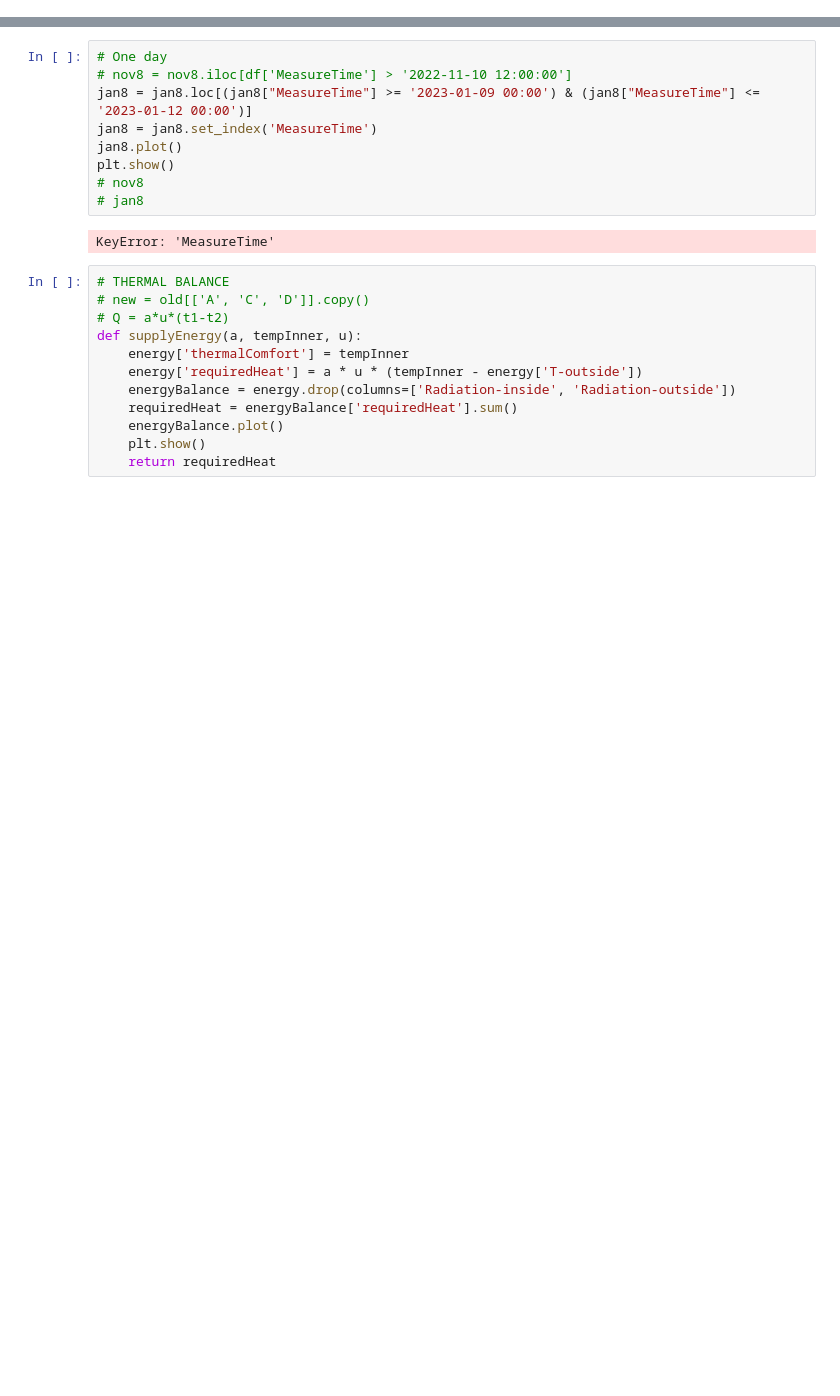
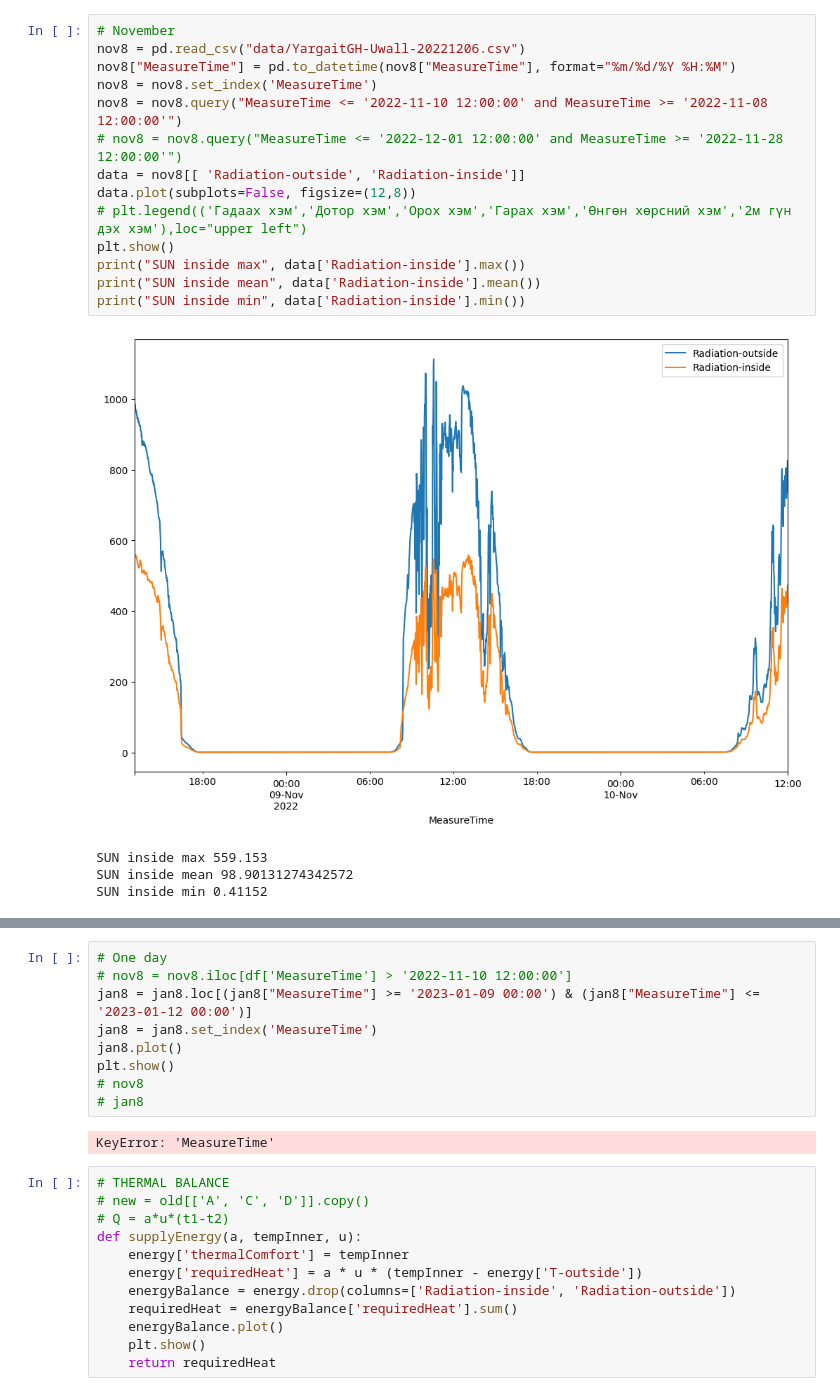
Before and after one commit to Generjet/Yargait-greenhouse, a Jupyter notebook: hotAir.ipynb, the cells around one changed output, grey strips where cells are left out. Saved outputs shown, nothing was run; the diff lists cells and outputs as text; blank space fills up the shorter version.

```diff
--- a/hotAir.ipynb
+++ b/hotAir.ipynb
@@ -37,0 +85,19 @@ sns.distplot(df['RH1'], hist=True)
+# %%
+# November
+nov8 = pd.read_csv("data/YargaitGH-Uwall-20221206.csv")
+nov8["MeasureTime"] = pd.to_datetime(nov8["MeasureTime"], format="%m/%d/%Y %H:%M")
+nov8 = nov8.set_index('MeasureTime')
+nov8 = nov8.query("MeasureTime <= '2022-11-10 12:00:00' and MeasureTime >= '2022-11-08 12:00:00'")
+# nov8 = nov8.query("MeasureTime <= '2022-12-01 12:00:00' and MeasureTime >= '2022-11-28 12:00:00'")
+data = nov8[[ 'Radiation-outside', 'Radiation-inside']]
+data.plot(subplots=False, figsize=(12,8))
+# plt.legend(('Гадаах хэм','Дотор хэм','Орох хэм','Гарах хэм','Өнгөн хөрсний хэм','2м гүн дэх хэм'),loc="upper left")
+plt.show()
+print("SUN inside max", data['Radiation-inside'].max())
+print("SUN inside mean", data['Radiation-inside'].mean())
+print("SUN inside min", data['Radiation-inside'].min())
+# %% [output]
+[figure, added]
+SUN inside max 559.153
+SUN inside mean 98.90131274342572
+SUN inside min 0.41152
```
Also changed, not shown: parts of 32 cells of this notebook, 6 other files.
